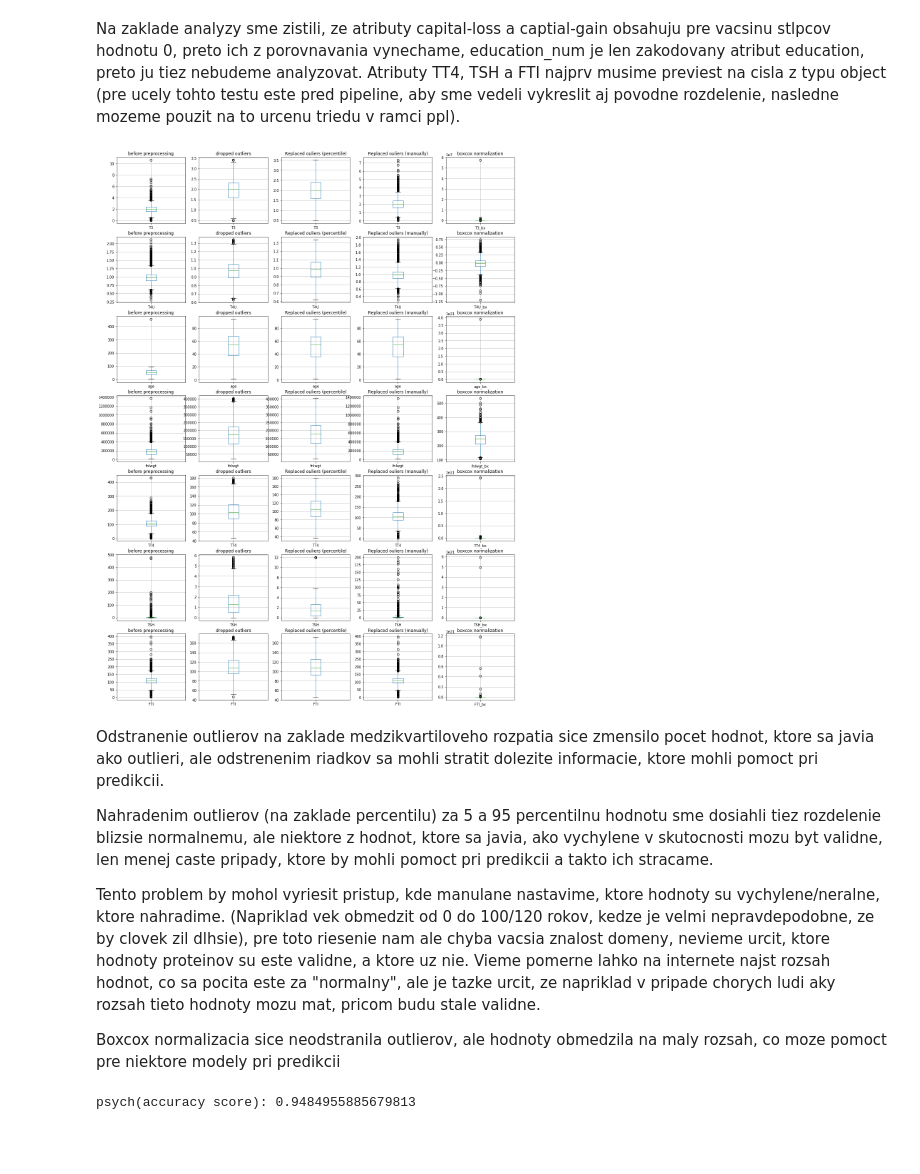
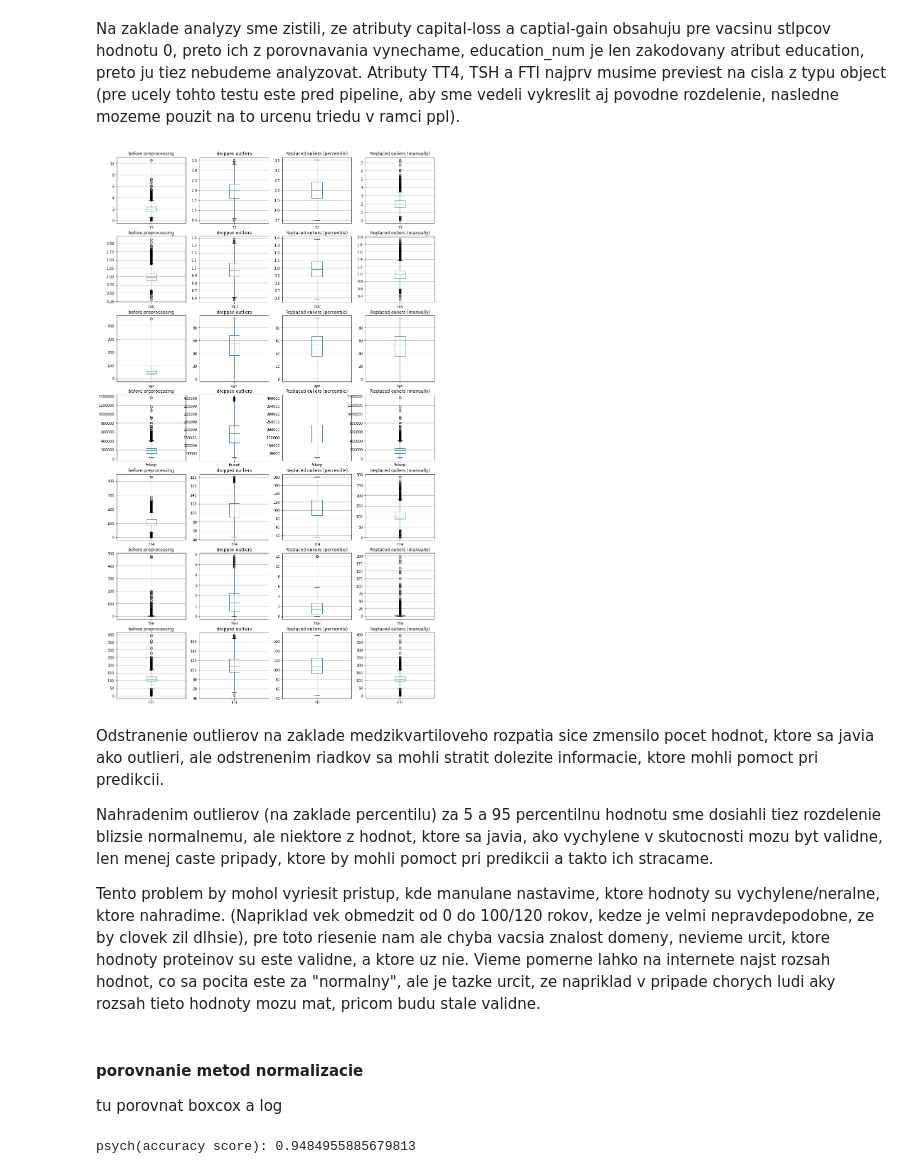
Before and after one commit to Pomichal/pr1_IAU, a Jupyter notebook: Preprocessing.ipynb, the cells around one changed output. Drawn from its saved outputs; the diff is of its cells as text; code cells hidden in the pictures; blank space fills up the shorter version.

Commit message:
porovnanie outlierov dokokcene cca

```diff
--- a/Preprocessing.ipynb
+++ b/Preprocessing.ipynb
@@ -623,43 +623,40 @@ Na zaklade analyzy sme zistili, ze atributy capital-loss a captial-gain obsahuju
 # %%
 result_train['TT4'] = pd.to_numeric(result_train.TT4, errors='coerce')
 result_train['TSH'] = pd.to_numeric(result_train.TSH, errors='coerce')
 result_train['FTI'] = pd.to_numeric(result_train.FTI, errors='coerce')
 
 
 # numeric_columns = ['TT4', 'T4U','TSH', 'T3', 'fnlwgt', 'FTI', 'age']
 numeric_columns = ['T3','T4U','age', 'fnlwgt', 'TT4','TSH', 'FTI']
-titles = ['before preprocessing', 'dropped outliers', 'Replaced ouliers (percentile)', 'Replaced ouliers (manually)',
-         'boxcox normalization']
+titles = ['before preprocessing', 'dropped outliers', 'Replaced ouliers (percentile)', 'Replaced ouliers (manually)']
 
 ppl = Pipeline([
      ('RemoveExtremes',DropOutliers(numeric_columns))
 ])
 ppl2 = Pipeline([
      ('ReplaceExtremes',ReplaceOutliersWithPercentile(numeric_columns))
 ])
-ppl4 = Pipeline([
-     ('BoxCox',BoxCoxNormalization(numeric_columns))
-])
-
 min_extremes = {'T3': 0, 'T4U' : 0.25,'fnlwgt': 0, 'age' : 0, 'TT4': 0, 'TSH':0, 'FTI':0}
 max_extremes = {'T3': 8, 'T4U' : 2, 'fnlwgt': 1400000, 'age' : 100, 'TT4': 400, 'TSH':400, 'FTI': 400}
 
 
 ppl3 = Pipeline([
      ('ReplaceKnownOutliers',ReplaceOutliers(numeric_columns, min_extremes, max_extremes))
 ])
 
-test_preprocessing(result_train,numeric_columns,[ppl,ppl2,ppl3,ppl4],titles)
+test_preprocessing(result_train,numeric_columns,[ppl,ppl2,ppl3],titles)
 # %% [output]
-[figure, old version]
+[figure, new version]
 # %% [markdown]
 Odstranenie outlierov na zaklade medzikvartiloveho rozpatia sice zmensilo pocet hodnot, ktore sa javia ako outlieri, ale odstrenenim riadkov sa mohli stratit dolezite informacie, ktore mohli pomoct pri predikcii.
 
 Nahradenim outlierov (na zaklade percentilu) za 5 a 95 percentilnu hodnotu sme dosiahli tiez rozdelenie blizsie normalnemu, ale niektore z hodnot, ktore sa javia, ako vychylene v skutocnosti mozu byt validne, len menej caste pripady, ktore by mohli pomoct pri predikcii a takto ich stracame.
 
 Tento problem by mohol vyriesit pristup, kde manulane nastavime, ktore hodnoty su vychylene/neralne, ktore nahradime. (Napriklad vek obmedzit od 0 do 100/120 rokov, kedze je velmi nepravdepodobne, ze by clovek zil dlhsie), pre toto riesenie nam ale chyba vacsia znalost domeny, nevieme urcit, ktore hodnoty proteinov su este validne, a ktore uz nie. Vieme pomerne lahko na internete najst rozsah hodnot, co sa pocita este za "normalny", ale je tazke urcit, ze napriklad v pripade chorych ludi aky rozsah tieto hodnoty mozu mat, pricom budu stale validne.
-
-Boxcox normalizacia sice neodstranila outlierov, ale hodnoty obmedzila na maly rozsah, co moze pomoct pre niektore modely pri predikcii
+# %% [markdown]
+#### porovnanie metod normalizacie
+
+tu porovnat boxcox a log
 # %%
 categorical_columns = ['marital-status','education','native-country','occupation','race','referral source','relationship','sex','sick','tumor','workclass',
 'pregnant',	'thyroid surgery', 'I131 treatment',  'psych', 'query hypothyroid']
```
Also changed, not shown: parts of 4 cells of this notebook.
